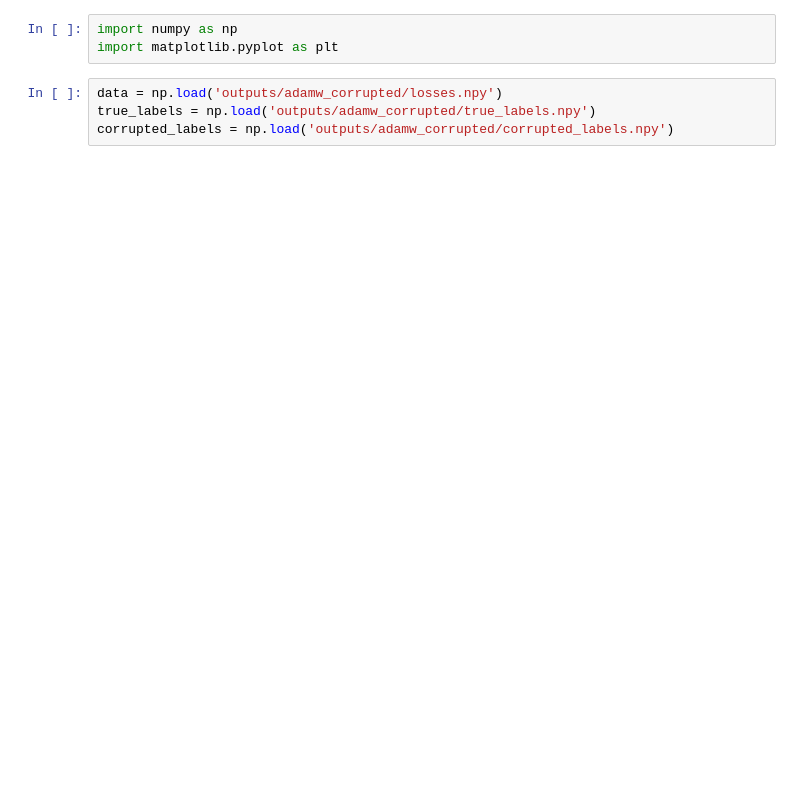
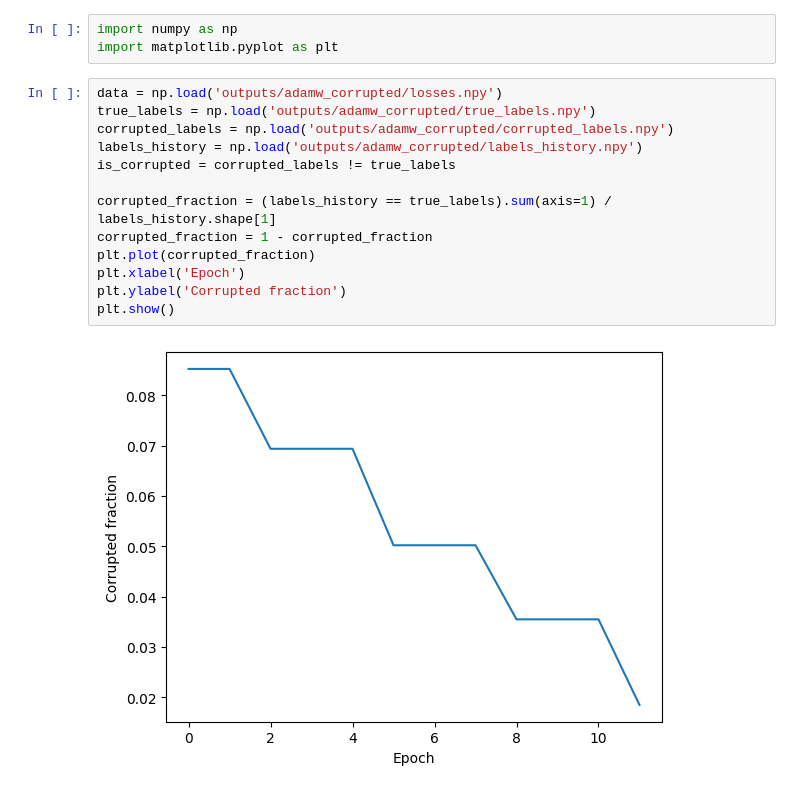
Before and after one commit to Kirill2187/2025-Project-175, a Jupyter notebook: code/main.ipynb, the cells around one changed output. Saved outputs shown, nothing was run; the diff lists cells and outputs as text; blank space fills up the shorter version.

```diff
--- a/code/main.ipynb
+++ b/code/main.ipynb
@@ -4,4 +4,15 @@ import matplotlib.pyplot as plt
 # %%
 data = np.load('outputs/adamw_corrupted/losses.npy')
 true_labels = np.load('outputs/adamw_corrupted/true_labels.npy')
 corrupted_labels = np.load('outputs/adamw_corrupted/corrupted_labels.npy')
+labels_history = np.load('outputs/adamw_corrupted/labels_history.npy')
+is_corrupted = corrupted_labels != true_labels
+
+corrupted_fraction = (labels_history == true_labels).sum(axis=1) / labels_history.shape[1]
+corrupted_fraction = 1 - corrupted_fraction
+plt.plot(corrupted_fraction)
+plt.xlabel('Epoch')
+plt.ylabel('Corrupted fraction')
+plt.show()
+# %% [output]
+[figure, added]
```
Also changed, not shown: parts of 6 cells of this notebook, 6 other files.
